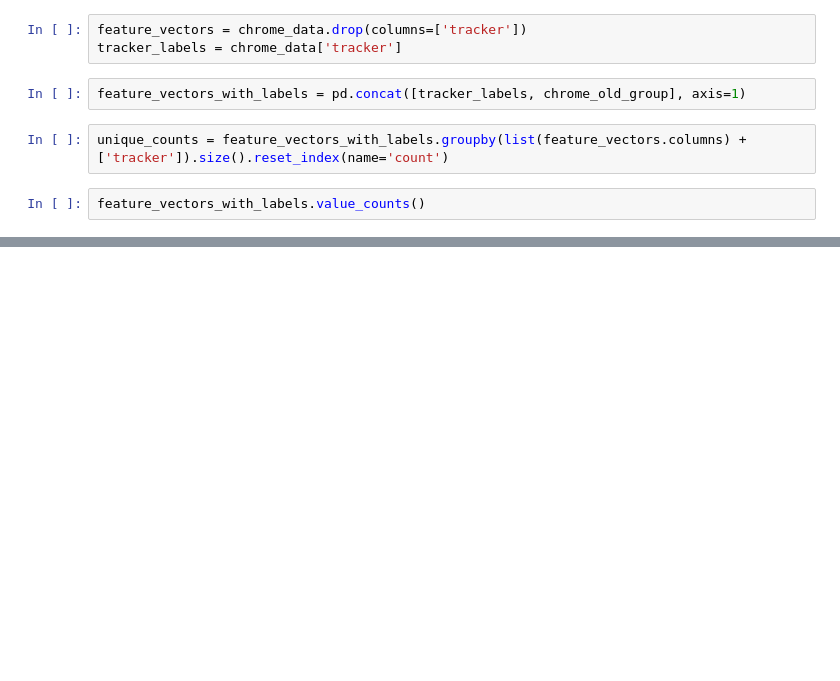
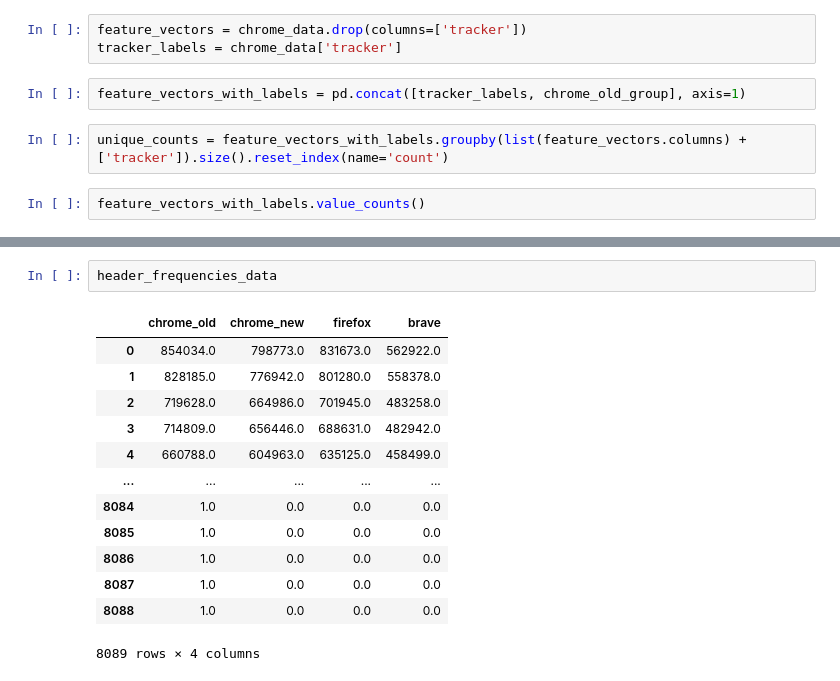
Before and after one commit to wolfrieder/http-response-classifier, a Jupyter notebook: notebooks/submission_figures.ipynb, the cells around one changed output, grey strips where cells are left out. Cells and saved outputs as stored; diff of their text form; blank space fills up the shorter version.

```diff
--- a/notebooks/submission_figures.ipynb
+++ b/notebooks/submission_figures.ipynb
@@ -1092,0 +1161,16 @@ feature_vectors_with_labels.value_counts()
+# %%
+header_frequencies_data
+# %% [output]
+|  | chrome_old | chrome_new | firefox | brave |
+| 0 | 854034.0 | 798773.0 | 831673.0 | 562922.0 |
+| 1 | 828185.0 | 776942.0 | 801280.0 | 558378.0 |
+| 2 | 719628.0 | 664986.0 | 701945.0 | 483258.0 |
+| 3 | 714809.0 | 656446.0 | 688631.0 | 482942.0 |
+| 4 | 660788.0 | 604963.0 | 635125.0 | 458499.0 |
+| ... | ... | ... | ... | ... |
+| 8084 | 1.0 | 0.0 | 0.0 | 0.0 |
+| 8085 | 1.0 | 0.0 | 0.0 | 0.0 |
+| 8086 | 1.0 | 0.0 | 0.0 | 0.0 |
+| 8087 | 1.0 | 0.0 | 0.0 | 0.0 |
+| 8088 | 1.0 | 0.0 | 0.0 | 0.0 |
+8089 rows × 4 columns
```
Also changed, not shown: parts of 13 cells of this notebook, 5 other files.
